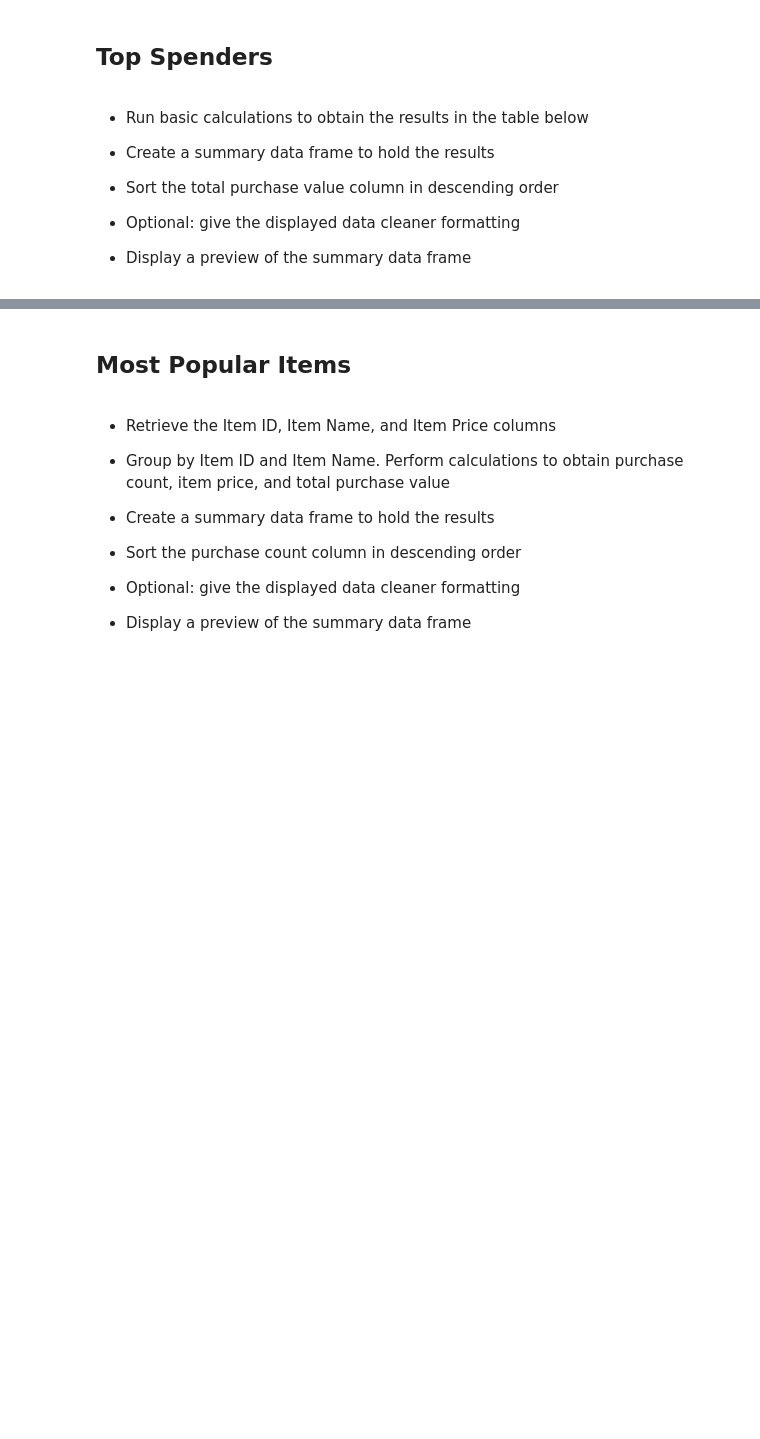
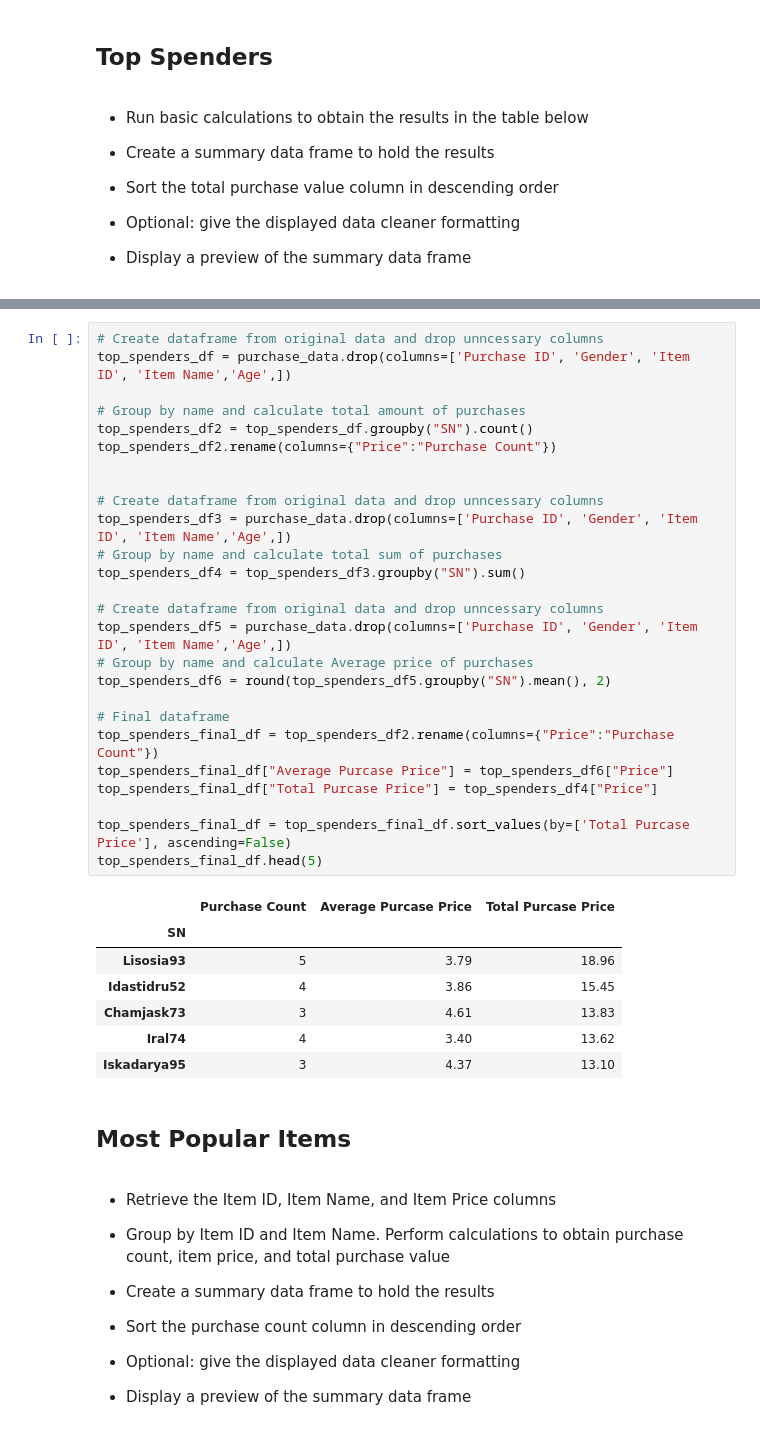
Before and after one commit to arnette888/04-Pandas, a Jupyter notebook: HeroesOfPymoli/HeroesOfPymoli_starter.ipynb, the cells around one changed output, grey strips where cells are left out. Cells and saved outputs as stored; diff of their text form; blank space fills up the shorter version.

```diff
--- a/HeroesOfPymoli/HeroesOfPymoli_starter.ipynb
+++ b/HeroesOfPymoli/HeroesOfPymoli_starter.ipynb
@@ -265,3 +306,37 @@ purchase_analysis_df
+# %%
+# Create dataframe from original data and drop unncessary columns
+top_spenders_df = purchase_data.drop(columns=['Purchase ID', 'Gender', 'Item ID', 'Item Name','Age',])
+
+# Group by name and calculate total amount of purchases
+top_spenders_df2 = top_spenders_df.groupby("SN").count()
+top_spenders_df2.rename(columns={"Price":"Purchase Count"})
+
+
+# Create dataframe from original data and drop unncessary columns
+top_spenders_df3 = purchase_data.drop(columns=['Purchase ID', 'Gender', 'Item ID', 'Item Name','Age',])
+# Group by name and calculate total sum of purchases
+top_spenders_df4 = top_spenders_df3.groupby("SN").sum()
+
+# Create dataframe from original data and drop unncessary columns
+top_spenders_df5 = purchase_data.drop(columns=['Purchase ID', 'Gender', 'Item ID', 'Item Name','Age',])
+# Group by name and calculate Average price of purchases
+top_spenders_df6 = round(top_spenders_df5.groupby("SN").mean(), 2)
+
+# Final dataframe
+top_spenders_final_df = top_spenders_df2.rename(columns={"Price":"Purchase Count"})
+top_spenders_final_df["Average Purcase Price"] = top_spenders_df6["Price"]
+top_spenders_final_df["Total Purcase Price"] = top_spenders_df4["Price"]
+
+top_spenders_final_df = top_spenders_final_df.sort_values(by=['Total Purcase Price'], ascending=False)
+top_spenders_final_df.head(5)
+# %% [output]
+|  | Purchase Count | Average Purcase Price | Total Purcase Price |
+| SN |  |  |  |
+| Lisosia93 | 5 | 3.79 | 18.96 |
+| Idastidru52 | 4 | 3.86 | 15.45 |
+| Chamjask73 | 3 | 4.61 | 13.83 |
+| Iral74 | 4 | 3.40 | 13.62 |
+| Iskadarya95 | 3 | 4.37 | 13.10 |
 # %% [markdown]
 ## Most Popular Items
 # %% [markdown]
```
Also changed, not shown: parts of 10 cells of this notebook.
